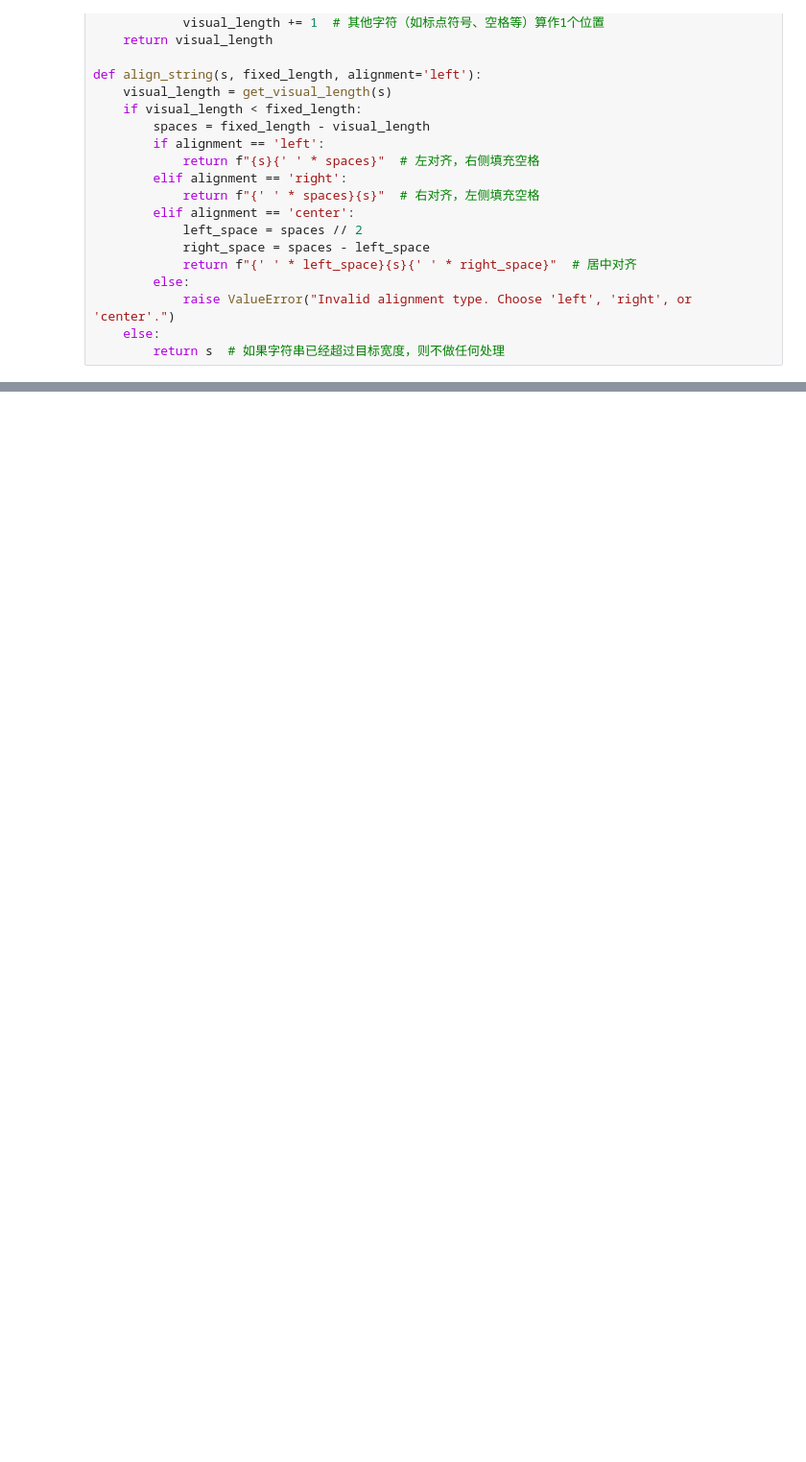
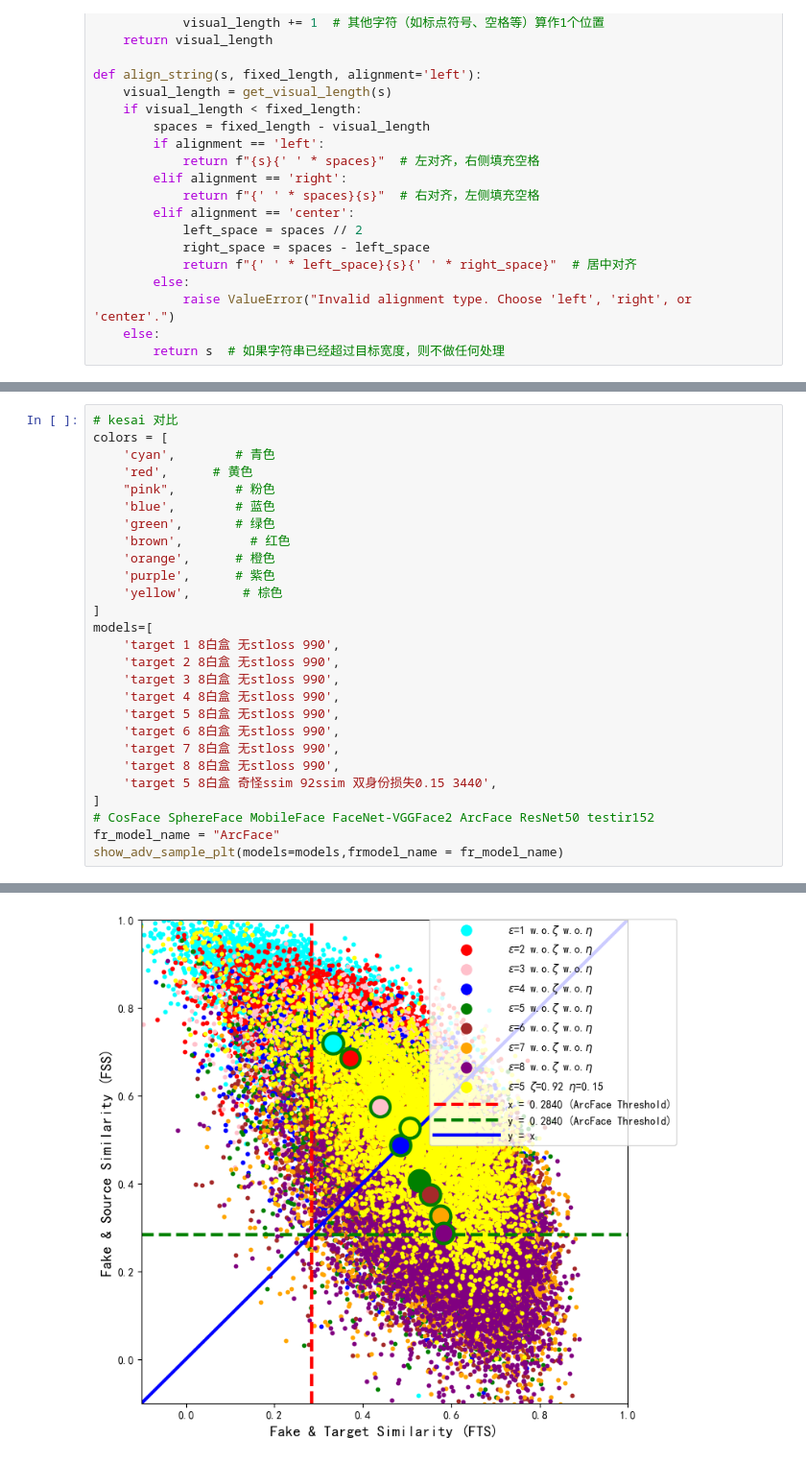
Before and after one commit to yangyang-onlysky/AdvFaceGAN, a Jupyter notebook: 6_hyperparam_experiment.ipynb, the cells around one changed output, grey strips where cells are left out. Shown at 96% size. Drawn from its saved outputs; the diff is of its cells as text; blank space fills up the shorter version.

```diff
--- a/6_hyperparam_experiment.ipynb
+++ b/6_hyperparam_experiment.ipynb
@@ -591,0 +751,28 @@ target 8 8白盒 奇怪ssim 92ssim 1490:        4.95    94.35   31.66   43.84
+# %%
+# kesai 对比
+colors = [
+    'cyan',        # 青色
+    'red',      # 黄色
+    "pink",        # 粉色
+    'blue',        # 蓝色
+    'green',       # 绿色
+    'brown',         # 红色
+    'orange',      # 橙色
+    'purple',      # 紫色
+    'yellow',       # 棕色
+]
+models=[
+    'target 1 8白盒 无stloss 990',
+    'target 2 8白盒 无stloss 990',
+    'target 3 8白盒 无stloss 990',
+    'target 4 8白盒 无stloss 990',
+    'target 5 8白盒 无stloss 990',
+    'target 6 8白盒 无stloss 990',
+    'target 7 8白盒 无stloss 990',
+    'target 8 8白盒 无stloss 990',
+    'target 5 8白盒 奇怪ssim 92ssim 双身份损失0.15 3440',
+]
+# CosFace SphereFace MobileFace FaceNet-VGGFace2 ArcFace ResNet50 testir152
+fr_model_name = "ArcFace"
+show_adv_sample_plt(models=models,frmodel_name = fr_model_name)
+# %% [output]
@@ -591,0 +789 @@ target 8 8白盒 奇怪ssim 92ssim 1490:        4.95    94.35   31.66   43.84
+[figure, added]
```
Also changed, not shown: parts of 15 cells of this notebook, 14 other files.
